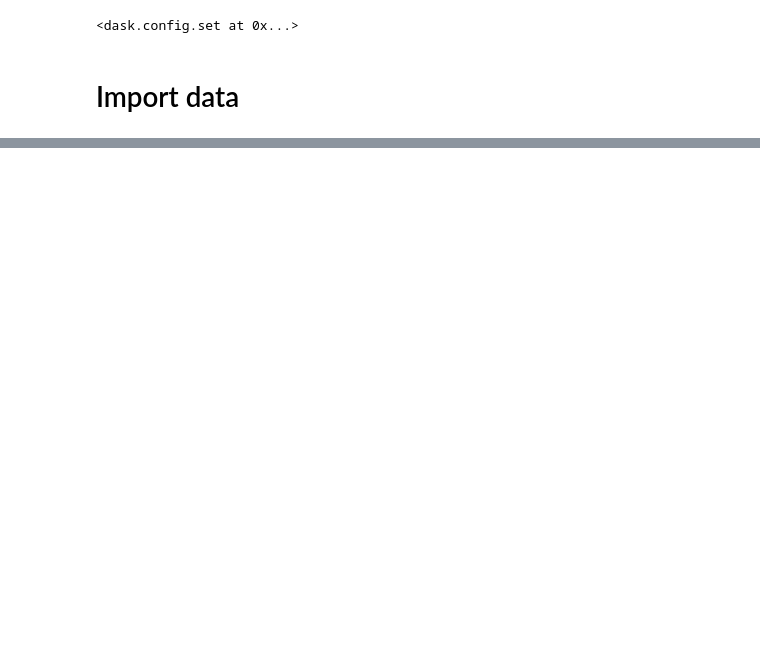
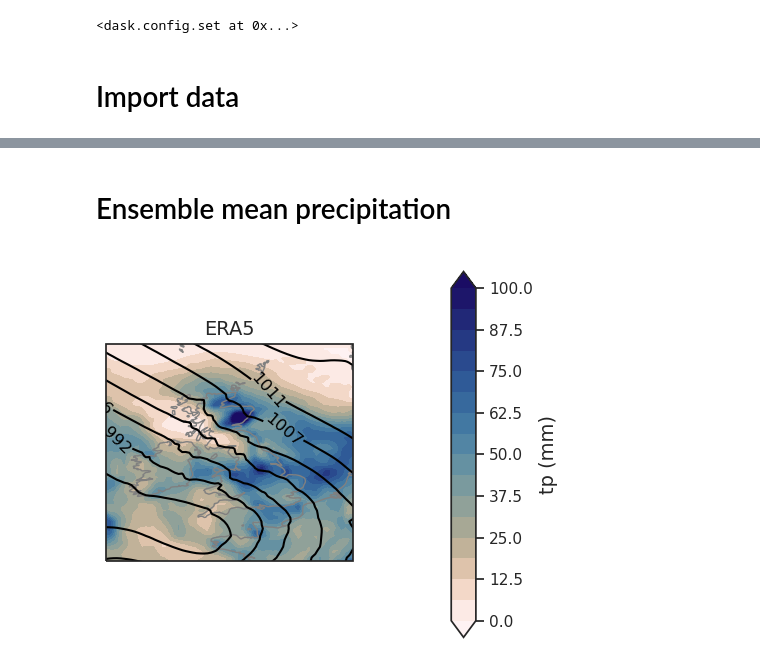
Before and after one commit to shirin-ermis/Storm_Babet, a Jupyter notebook: notebooks/04_predictability.ipynb, the cells around one changed output, grey strips where cells are left out. Saved outputs shown, nothing was run; the diff lists cells and outputs as text; code cells hidden in the pictures; blank space fills up the shorter version.

```diff
--- a/notebooks/04_predictability.ipynb
+++ b/notebooks/04_predictability.ipynb
@@ -86,20 +122,61 @@ tp_cum = (forecasts.sel(time=slice(starttime, endtime)).sel(time=endtime).tp-for
+# %% [markdown]
+# Ensemble mean precipitation
 # %%
 # Plot settings
 
-# # UK
-# lat_max = 62
-# lat_min = 47
-# lon_min = -12
-# lon_max = 5
+# UK
+lat_max = 62
+lat_min = 47
+lon_min = -12
+lon_max = 5
 
 #Europe
-lat_max = 70
-lat_min = 33
-lon_min = -27
-lon_max = 25
+# lat_max = 70
+# lat_min = 33
+# lon_min = -27
+# lon_max = 25
 
 tp_min = 0 # Precipitation in mm
 tp_max = 100
 
 p_min = 970 # Pressure in hPa
 p_max= 1030
+# %%
+# figure and map setup
+fs=14
+projection = ccrs.PlateCarree()
+longitude =forecasts.longitude.values
+latitude = forecasts.latitude.values
+fig = plt.figure(1, figsize=(7, 5))
+
+# Map -----------------
+ax = plt.subplot(1,2,1, projection = projection)
+ax.set_extent([lon_min, lon_max, lat_min, lat_max], projection)
+ax.add_feature(cfeature.COASTLINE.with_scale('50m'), color = 'grey')
+
+# data for plotting
+tp_vals = era5_tp_cum.values
+p_vals = forecasts.msl.sel(inidate='2023-10-15', time=starttime).mean('number').squeeze().values/100
+
+# tp as shading
+clevs_tp = np.linspace(tp_min, tp_max, 17)
+cf = ax.contourf(longitude, latitude, tp_vals, clevs_tp, cmap=cm.lapaz_r,
+                transform=projection,
+                extend='both')
+plt.title('ERA5', fontsize=fs)
+
+# isobars as contours
+clevs_p = np.linspace(p_min, p_max, 17)
+cs = ax.contour(longitude, latitude, p_vals, clevs_p, colors='black',
+                transform=projection)
+plt.clabel(cs, fmt='%d')
+
+# Other figure settings -----------------
+ax = plt.subplot(1,2,2)
+ax.axis('off')  # removes subplot frame
+cax = ax.inset_axes([0.2, 0.02, 0.1, 0.95])  # creates inset, [x0,y0, width, height]
+cbar = fig.colorbar(cf, cax=cax, label='tp (mm)', extend = 'max', shrink=0.8)
+cbar.set_label(label='tp (mm)', size=fs)
+cbar.ax.tick_params(labelsize=fs-3)
+# %% [output]
+[figure, added]
```
Also changed, not shown: parts of 8 cells of this notebook.
